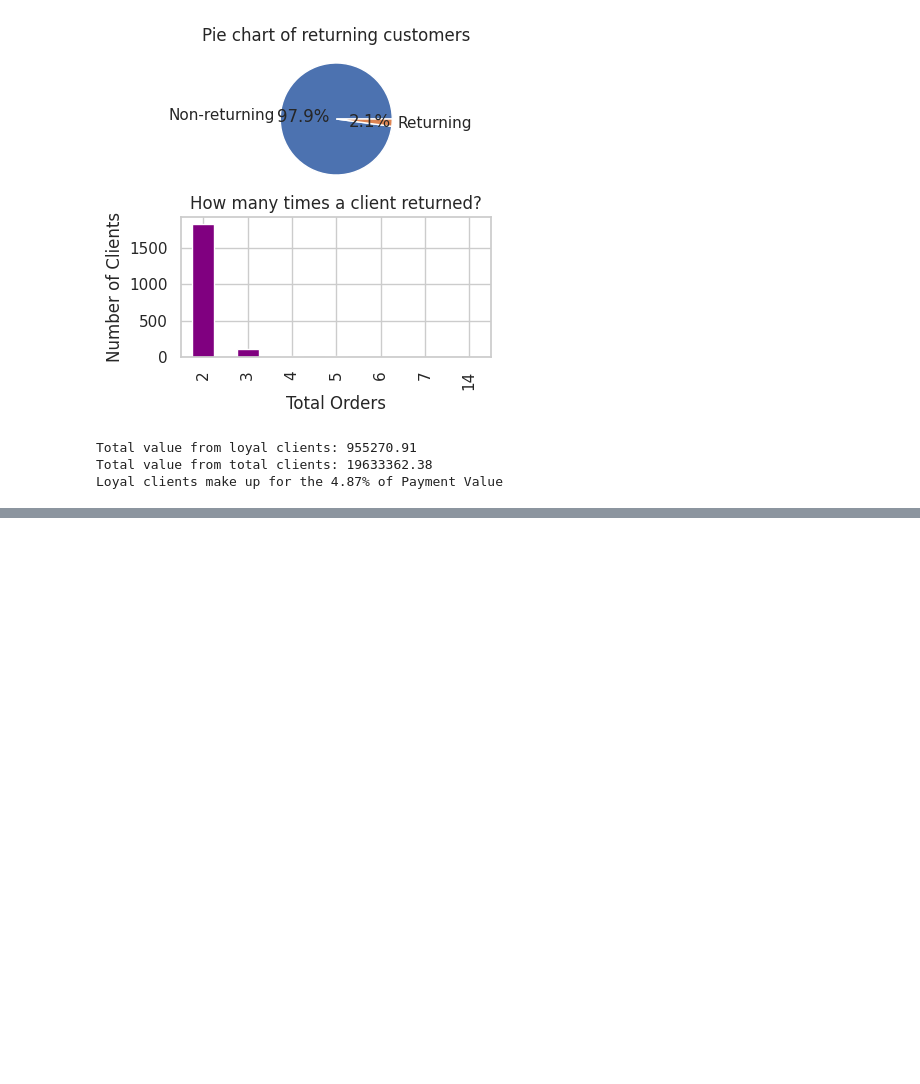
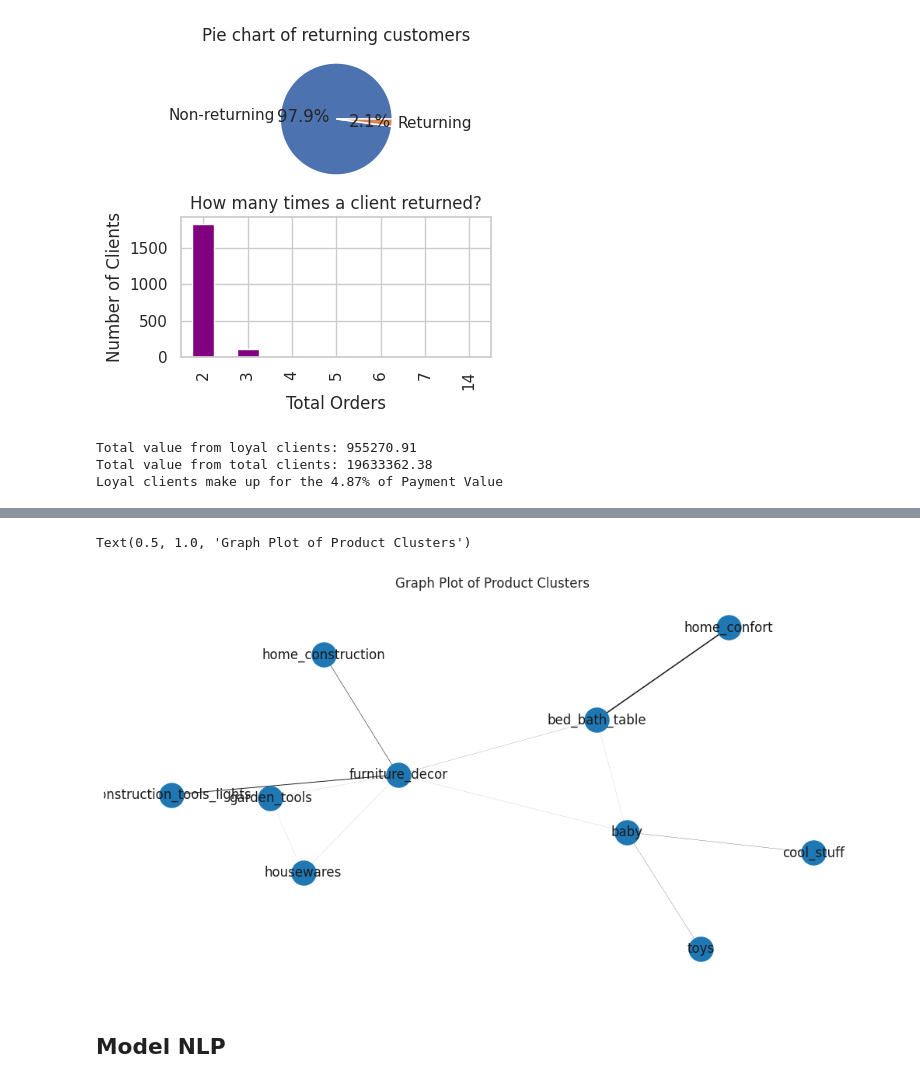
Before and after one commit to SaruboDev/Portfolio-Projects, a Jupyter notebook: Full-EDA/OlistAnalysis/eda_complete.ipynb, the cells around one changed output, grey strips where cells are left out. Drawn from its saved outputs; the diff is of its cells as text; code cells hidden in the pictures; blank space fills up the shorter version.

```diff
--- a/Full-EDA/OlistAnalysis/eda_complete.ipynb
+++ b/Full-EDA/OlistAnalysis/eda_complete.ipynb
@@ -239,0 +291,6 @@ Text(0.5, 0, 'Installments')
+# %%
+from mlxtend.preprocessing import TransactionEncoder
+from mlxtend.frequent_patterns import fpgrowth, association_rules
+
+df_sales = df.groupby("order_id")["product_category_name_english"].apply(list).to_list()
+df_sales
@@ -239,0 +315,6 @@ Text(0.5, 0, 'Installments')
+# %%
+te = TransactionEncoder()
+te_done = te.fit(df_sales).transform(df_sales)
+done_df = pd.DataFrame(te_done, columns = te.columns_)
+growth = fpgrowth(done_df, min_support = 0.0001, use_colnames = True)
+growth
@@ -239,0 +335,4 @@ Text(0.5, 0, 'Installments')
+# %%
+pairs = association_rules(growth, min_threshold = 0.05, metric = "lift")
+pairs = pairs.sort_values("lift", ascending = False)
+pairs
@@ -239,0 +357,4 @@ Text(0.5, 0, 'Installments')
+# %%
+pairs["antecedents"] = pairs["antecedents"].apply(lambda x: ", ".join(list(x))).astype("unicode")
+pairs["consequents"] = pairs["consequents"].apply(lambda x: ", ".join(list(x))).astype("unicode")
+pairs
@@ -239,0 +379,28 @@ Text(0.5, 0, 'Installments')
+# %%
+import networkx as nx
+
+pairs_top = pairs.head(300)
+
+G = nx.from_pandas_edgelist(
+    pairs_top,
+    source = "antecedents",
+    target = "consequents",
+    edge_attr = "lift"
+)
+
+plt.figure(figsize = (10, 5))
+pos = nx.spring_layout(G, k = 0.2, seed = 42)
+
+nx.draw(
+    G,
+    pos,
+    with_labels = True,
+    node_size = 500,
+    width = [G[u][v]["lift"] for u, v in G.edges()]
+)
+plt.title("Graph Plot of Product Clusters")
+# %% [output]
+Text(0.5, 1.0, 'Graph Plot of Product Clusters')
+[figure, added]
+# %% [markdown]
+## Model NLP
```
Also changed, not shown: parts of 34 cells of this notebook.
